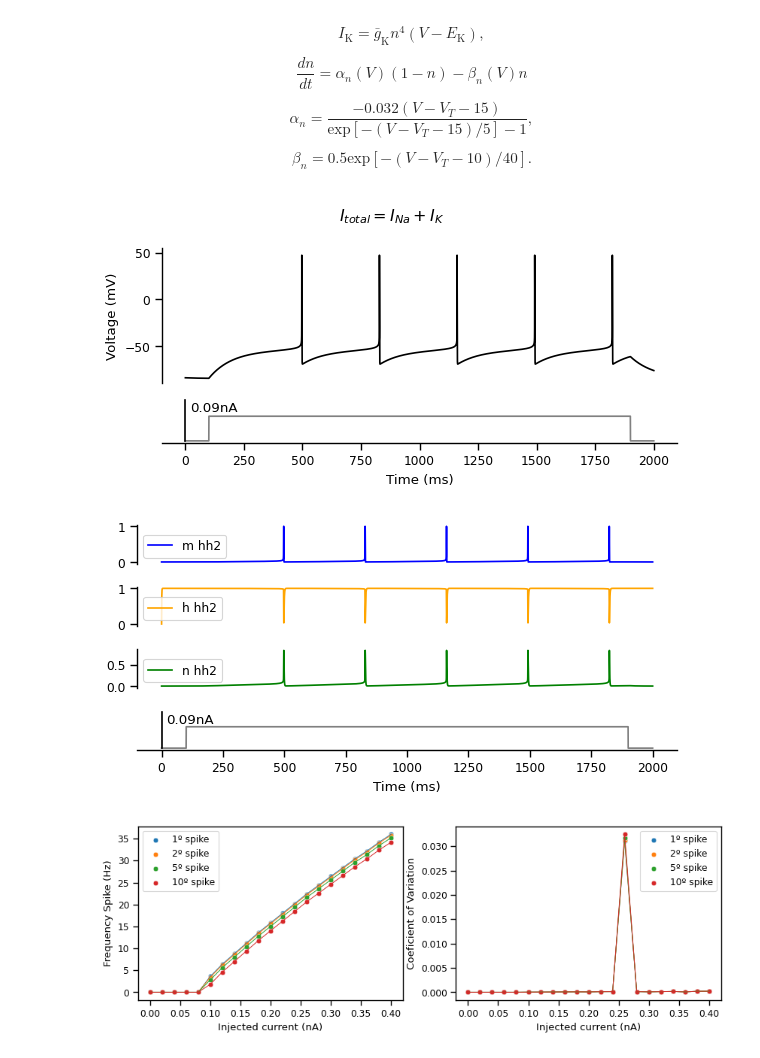
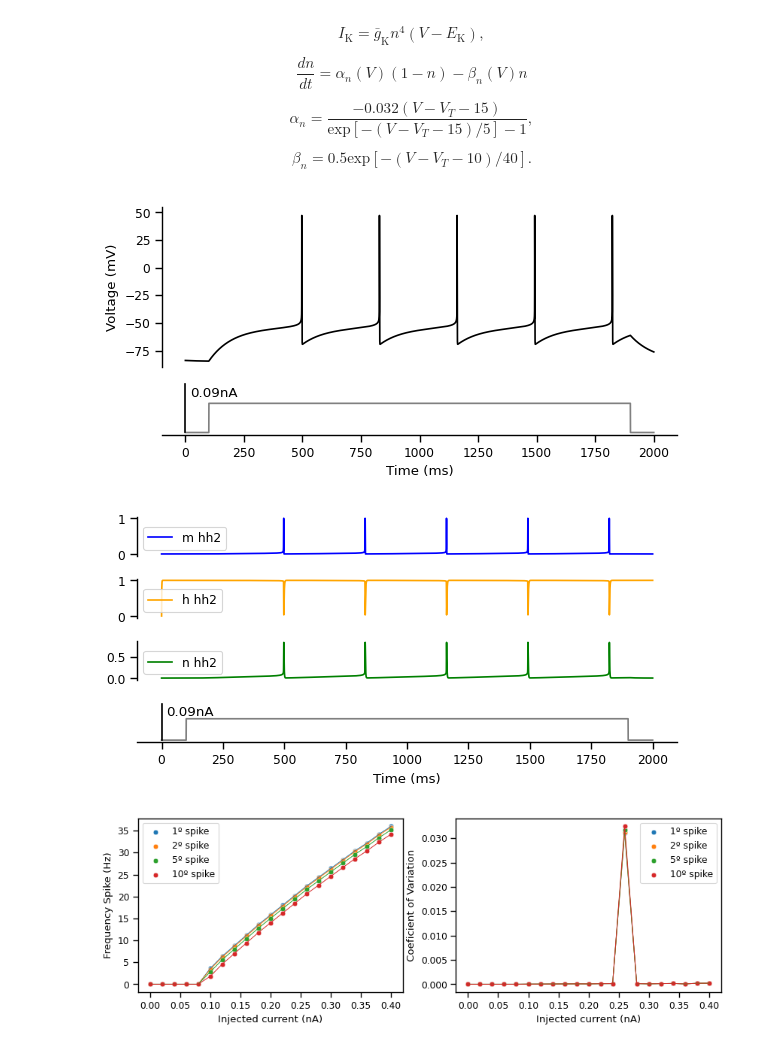
Before and after one commit to FernandoSBorges/chimeras, a Jupyter notebook: notebooks/analises_dissertacao.ipynb, the cells around one changed output. Cells and saved outputs as stored; diff of their text form; code cells hidden in the pictures.

Commit message:
Figures

```diff
--- a/notebooks/analises_dissertacao.ipynb
+++ b/notebooks/analises_dissertacao.ipynb
@@ -322,12 +252,11 @@ def plot_tv(time_array, voltage_array, show=True, label=None, figsize=(10,3), co
     if show:
         plt.show()
 
-def plot_voltage_stim(time_array, voltage_array, stim_array, title, figsize=(10,3)):
+def plot_voltage_stim(time_array, voltage_array, stim_array, title, figsize=(10,3), save=False):
     #------------------------------------------------------------------------------
     # Plot figure
     #------------------------------------------------------------------------------
     f, (ax0, ax1) = plt.subplots(2,1, figsize=figsize, gridspec_kw = {'height_ratios':[3, 1]})
-    f.suptitle(title)
     sns.lineplot(x = time_array, y =voltage_array, color='black', ax=ax0)
     ax1.plot(time_array,stim_array, 'gray')
 
@@ -348,11 +277,15 @@ def plot_voltage_stim(time_array, voltage_array, stim_array, title, figsize=(10,
     ax1.spines['top'].set_visible(False)
     ax1.spines['left'].set_visible(False)
     ax1.get_yaxis().set_visible(False)
+    if save:
+        path_figures = '../figures/'
+        fname = title.replace(' ','_')
+        plt.savefig(path_figures + fname+'.png', dpi=600, bbox_inches='tight')
     plt.tight_layout()
     plt.show()
 
 
-def plot_channels(channels, time_array, stim_array, title=None, figsize=(10,3)):
+def plot_channels(channels, time_array, stim_array, title, figsize=(10,3), save=False):
     import matplotlib.colors as mcolors
     cores = list(mcolors.TABLEAU_COLORS.keys())
     cores = [cor.split(':')[-1] for cor in cores]
@@ -378,29 +311,45 @@ def plot_channels(channels, time_array, stim_array, title=None, figsize=(10,3)):
     ax[-1].spines['top'].set_visible(False)
     ax[-1].spines['left'].set_visible(False)
     ax[-1].get_yaxis().set_visible(False)
+    if save:
+        path_figures = '../figures/'
+        fname = title.replace(' ','_')
+        plt.savefig(path_figures + fname + '.png', dpi=600, bbox_inches='tight')
     plt.tight_layout()
     plt.show()
 
 
-def plot_freq_current(amp, freq, figsize=(5,3)):
+def plot_freq_current(amp, freq, title, figsize=(5,3), save=False):
     fig, ax = plt.subplots(ncols=1, nrows=1, figsize=figsize, sharex=True)
     ax.set_title('Frequency by current injected'.title())
     sns.lineplot(y=freq, x=amp, ax=ax, color='black', linewidth=0.7)
     sns.scatterplot(y=freq, x=amp, ax=ax, color='red')
     ax.set_ylabel('Frequency (Hz)')
     ax.set_xlabel('Injected current (nA)')
+    if save:
+        path_figures = '../figures/'
+        fname = title.replace(' ','_')
+        plt.savefig(path_figures + fname + '.png', dpi=600, bbox_inches='tight')
+
     plt.show()
 
-def plot_cv_current(amp, coef_variation, figsize=(5,3)):
+def plot_cv_current(amp, coef_variation, figsize=(5,3), save=False, title=None):
     fig, ax = plt.subplots(ncols=1, nrows=1, figsize=figsize, sharex=True)
     ax.set_title('Coeficient of Variation by current injected'.title())
     sns.lineplot(y=coef_variation, x=amp, ax=ax, color='black', linewidth=0.7)
     sns.scatterplot(y=coef_variation, x=amp, ax=ax, color='red')
     ax.set_ylabel('Coeficient of Variation')
     ax.set_xlabel('Injected current (nA)')
+    if save:
+        if title!= None:
+            path_figures = '../figures/'
+            fname = title.replace(' ','_')
+            plt.savefig(path_figures + fname + '.png', dpi=600, bbox_inches='tight' )
+        else:
+            raise Exception(f"Title is {title}")
     plt.show()
 
-def plot_freq_cv_mthspike(amps, spikes_freq, coef_variation):
+def plot_freq_cv_mthspike(amps, spikes_freq, coef_variation, title=None, save=False):
     fig, ax = plt.subplots(ncols=2, nrows=1, figsize=(10,3))
 
     for mth, freq in spikes_freq.items():
@@ -417,6 +366,15 @@ def plot_freq_cv_mthspike(amps, spikes_freq, coef_variation):
 
     ax[1].set_xlabel('Injected current (nA)')
     ax[1].set_ylabel('Coeficient of Variation')
+
+    if save:
+        if title!= None:
+            path_figures = '../figures/'
+            fname = title.replace(' ','_')
+            plt.savefig(path_figures + fname + '.png', dpi=600)
+        else:
+            raise Exception(f"Title is {title}")
+    plt.show()
 # %% [markdown]
 ## Hodgkin-Huxley neuron adapted by Traub and Miles 1991
 
@@ -474,10 +432,10 @@ soma = create_soma()
 soma = insert_mechanisms(soma, hh2=True, pas=True, im=False, il=False, it=False)
 time, voltage, stim, channels = simConfig(soma, 2000, 0.09, 1800, 100, return_channels=True)
 # %%
-plot_voltage_stim(time, voltage, stim, title='$I_{total} = I_{Na} + I_{K}$',figsize=(6,3))
-plot_channels(channels, time, stim, figsize=(6,3))
+plot_voltage_stim(time, voltage, stim, title='Hodgkin-Huxley neuron adapted by Traub and Miles 1991',figsize=(6,3), save=True)
+plot_channels(channels, time, stim, figsize=(6,3), save=True, title='Channels of Traub and Miles')
 # %% [output]
-[figure, old version]
+[figure, new version]
 [figure]
 # %%
 amps, spikes_freq, coef_variation = spikes_analysis(soma, 5000, 0.00, 0.42, step=0.02, mth_spikes=[1,2,5,10])
```
Also changed, not shown: parts of 11 cells of this notebook, 10 other files.
